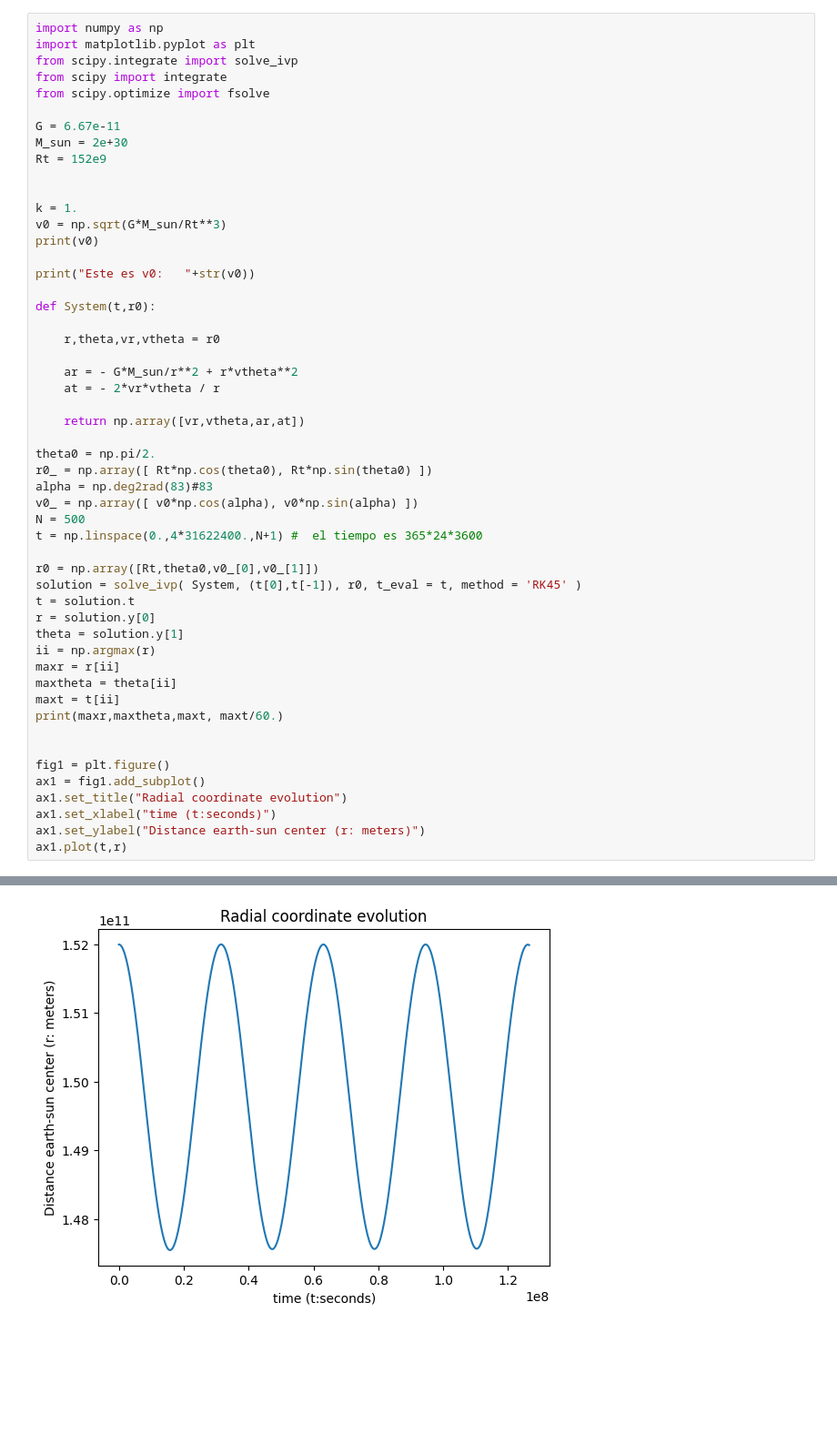
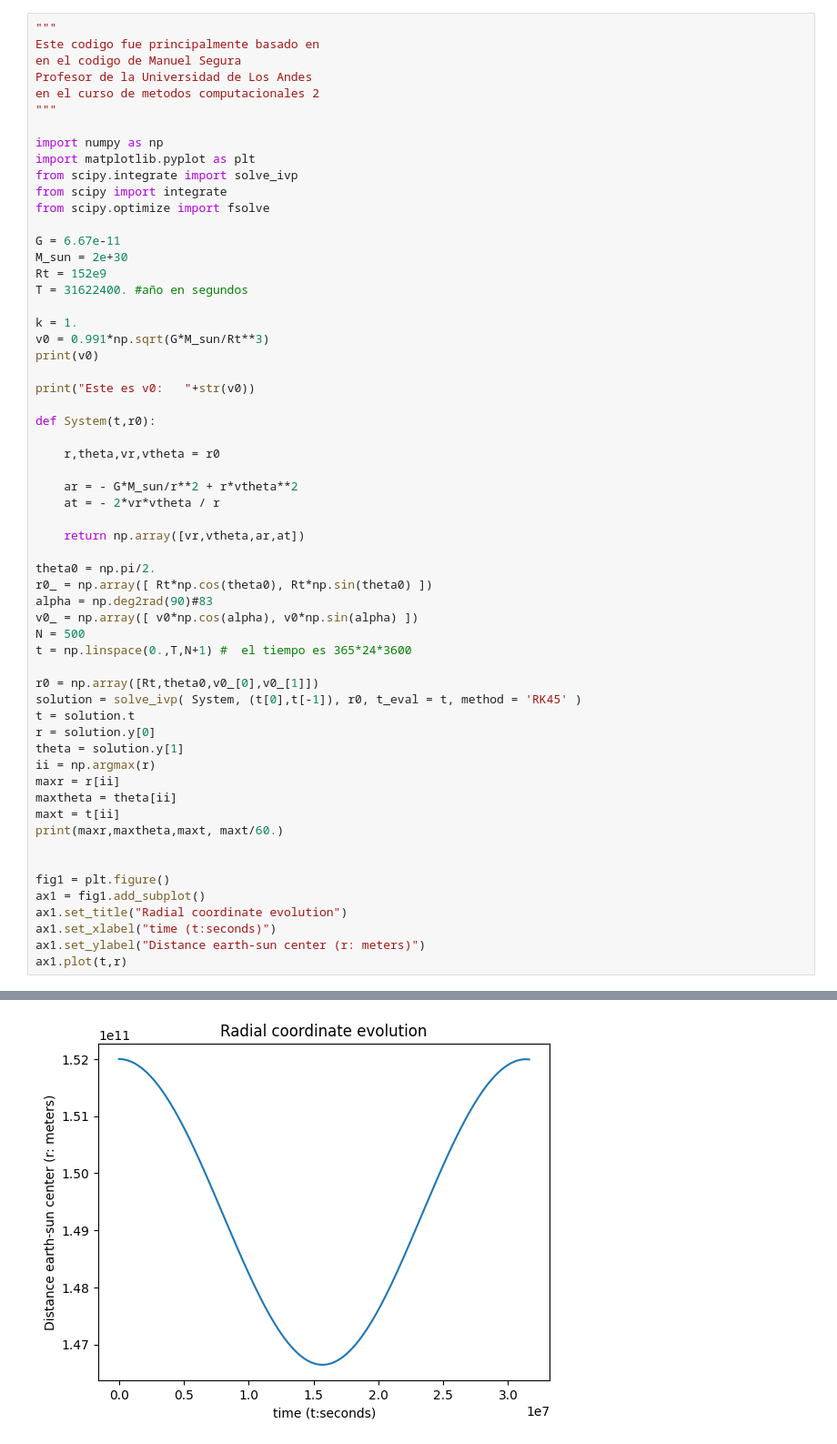
Before and after one commit to juanpabloidarraga/Computational-Astrophysics-Repository, a Jupyter notebook: Astrophysics and cosmology/orbita_tierra_2.ipynb, the cells around one changed output, grey strips where cells are left out. Shown: that part at 91% size. Drawn from its saved outputs; the diff is of its cells as text; blank space fills up the shorter version.

```diff
--- a/Astrophysics and cosmology/orbita_tierra_2.ipynb
+++ b/Astrophysics and cosmology/orbita_tierra_2.ipynb
@@ -1,4 +3,11 @@
 # %%
+"""
+Este codigo fue principalmente basado en
+en el codigo de Manuel Segura
+Profesor de la Universidad de Los Andes
+en el curso de metodos computacionales 2
+"""
+
 import numpy as np
 import matplotlib.pyplot as plt
 from scipy.integrate import solve_ivp
@@ -8,10 +17,10 @@ from scipy.optimize import fsolve
 G = 6.67e-11
 M_sun = 2e+30
 Rt = 152e9
-
+T = 31622400. #año en segundos
 
 k = 1.
-v0 = np.sqrt(G*M_sun/Rt**3)
+v0 = 0.991*np.sqrt(G*M_sun/Rt**3)
 print(v0)
 
 print("Este es v0:   "+str(v0))
@@ -27,10 +36,10 @@ def System(t,r0):
 
 theta0 = np.pi/2.
 r0_ = np.array([ Rt*np.cos(theta0), Rt*np.sin(theta0) ])
-alpha = np.deg2rad(83)#83
+alpha = np.deg2rad(90)#83
 v0_ = np.array([ v0*np.cos(alpha), v0*np.sin(alpha) ])
 N = 500
-t = np.linspace(0.,4*31622400.,N+1) #  el tiempo es 365*24*3600
+t = np.linspace(0.,T,N+1) #  el tiempo es 365*24*3600
 
 r0 = np.array([Rt,theta0,v0_[0],v0_[1]])
 solution = solve_ivp( System, (t[0],t[-1]), r0, t_eval = t, method = 'RK45' )
@@ -57,5 +66,5 @@ Este es v0:   1.9490031133955787e-07
 [<matplotlib.lines.Line2D at 0x...>]
-[figure, old version]
+[figure, new version]
 # %%
 fig2 = plt.figure()
 ax1 = fig2.add_subplot()
```
Also changed, not shown: parts of 10 cells of this notebook.
